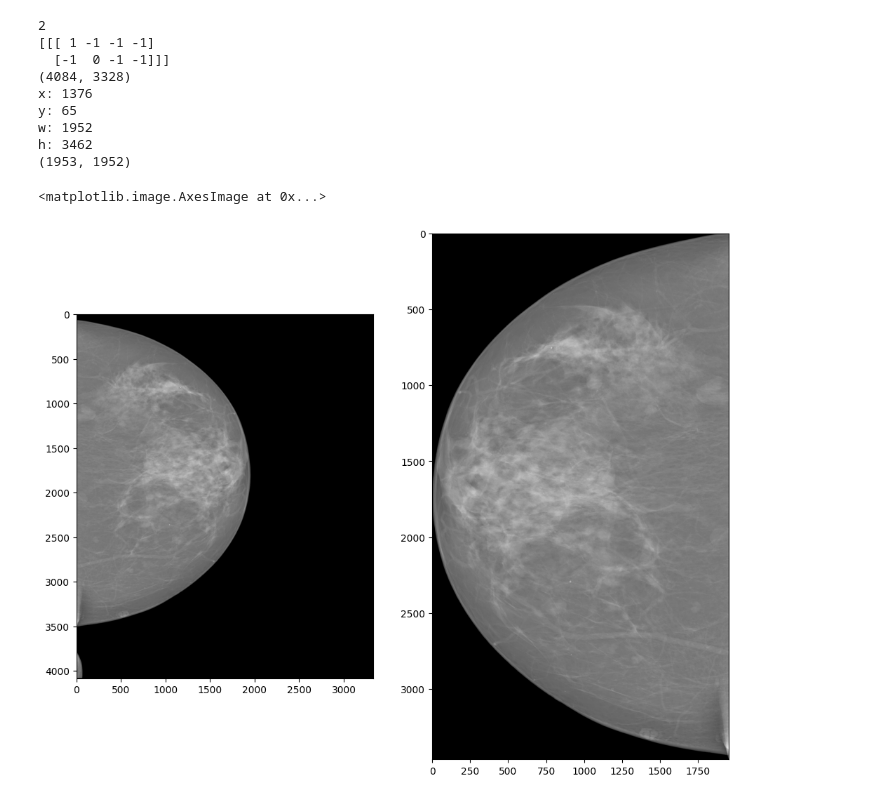
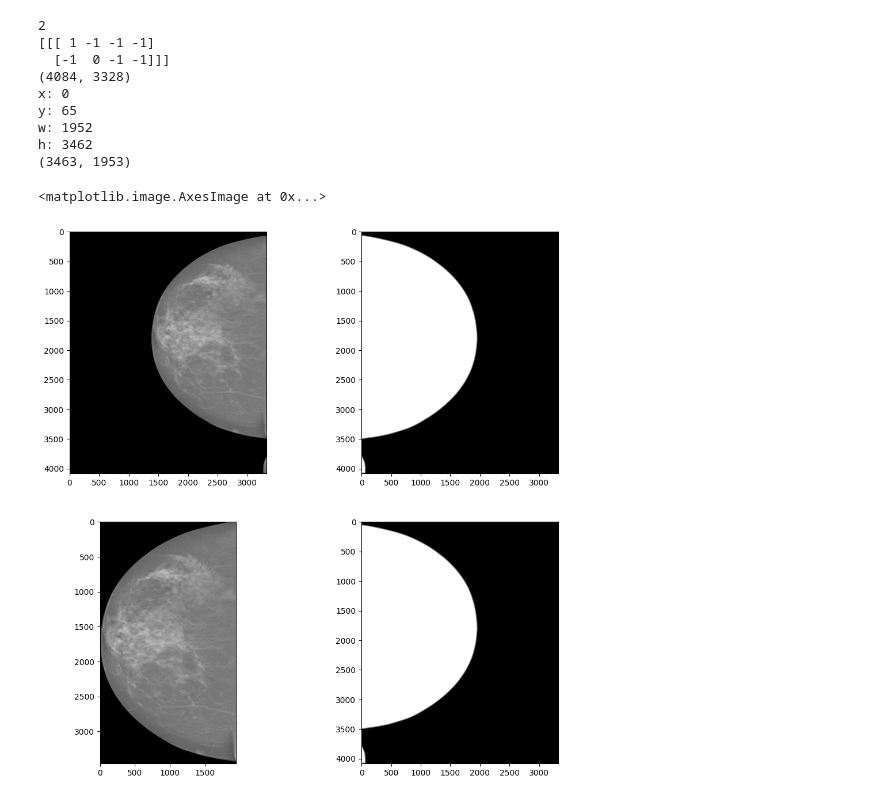
Before and after one commit to BastonGazan/segmentation_INBreast2012, a Jupyter notebook: visualizacion(borrar).ipynb, the cells around one changed output. Drawn from its saved outputs; the diff is of its cells as text; code cells hidden in the pictures.

Commit message:
Se agrega recorte de imagen al preprocesado

```diff
--- a/visualizacion(borrar).ipynb
+++ b/visualizacion(borrar).ipynb
@@ -10,23 +10,21 @@ path_imagen = r'In_Breast_2012\AllDICOMs\20586908_6c613a14b80a8591_MG_R_CC_ANON.
 
 ds = dcmread(path_imagen)
 # %%
-
-
 imagen = dcmread(path_imagen).pixel_array
-copy_img = imagen.copy()
 flip = False
 if os.path.basename(path_imagen).split('_')[3] == 'R':
     imagen = cv2.flip(imagen,1)
     flip = True
-_,img_bin = cv2.threshold(copy_img, 0.0,255.0,cv2.THRESH_BINARY+cv2.THRESH_OTSU)
+_,img_bin = cv2.threshold(imagen, 0.0,255.0,cv2.THRESH_BINARY+cv2.THRESH_OTSU)
+cnts,hierarchy = cv2.findContours(img_bin.astype(np.uint8), cv2.RETR_EXTERNAL, cv2.CHAIN_APPROX_SIMPLE)
 
-cnts,hierarchy = cv2.findContours(img_bin.astype(np.uint8), cv2.RETR_EXTERNAL, cv2.CHAIN_APPROX_SIMPLE)
+contours = cv2.drawContours(img_bin, cnts, -1, 127, 12)
 
 
 print(len(cnts))
 print(hierarchy)
 
-x,y,w,h = cv2.boundingRect(cnts[1])
+x,y,w,h = cv2.boundingRect(cnts[len(cnts)-1])
 
 print(imagen.shape)
 
@@ -35,38 +33,34 @@ print(f'y: {y}')
 print(f'w: {w}')
 print(f'h: {h}')
 
-#roi_img = imagen[y:y+h+1, x:x+w+1]
-
-roi_img = imagen[y:y+w+1, x:x+w+1]
-
-# borderType = cv2.BORDER_CONSTANT
-# top = int(0.1 * roi_img.shape[0])  # imagen[0] = rows
-# bottom = top
-# left = int(0.1 * roi_img.shape[1])  # imagen[1] = cols
-# right = left
-# roi_img = cv2.copyMakeBorder(roi_img, top, bottom, left, right, borderType, None, value=0.0)
+roi_img = imagen[y:y+h+1, x:x+w+1]
 
 print(roi_img.shape)
 
 if flip:
     roi_img = cv2.flip(roi_img,1)
+    imagen = cv2.flip(imagen,1)
     flip = False
 # %% [output]
 2
 [[[ 1 -1 -1 -1]
   [-1  0 -1 -1]]]
 (4084, 3328)
-x: 1376
+x: 0
 y: 65
 w: 1952
 h: 3462
-(1953, 1952)
+(3463, 1953)
 # %%
 plt.figure(figsize=(12,12))
-plt.subplot(1,2,1)
+plt.subplot(2,2,1)
 plt.imshow(imagen, cmap='gray')
-plt.subplot(1,2,2)
+plt.subplot(2,2,2)
+plt.imshow(img_bin, cmap='gray')
+plt.subplot(2,2,3)
 plt.imshow(roi_img, cmap='gray')
+plt.subplot(2,2,4)
+plt.imshow(contours, cmap='gray')
 # %% [output]
 <matplotlib.image.AxesImage at 0x...>
-[figure, old version]
+[figure, new version]
```
Also changed, not shown: parts of 1 cell of this notebook, 3 other files.
